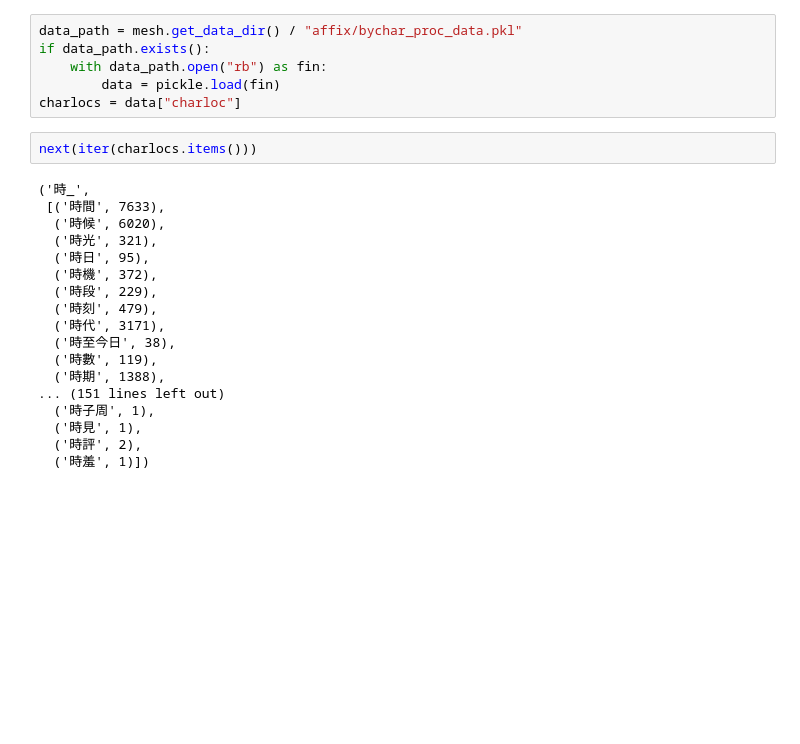
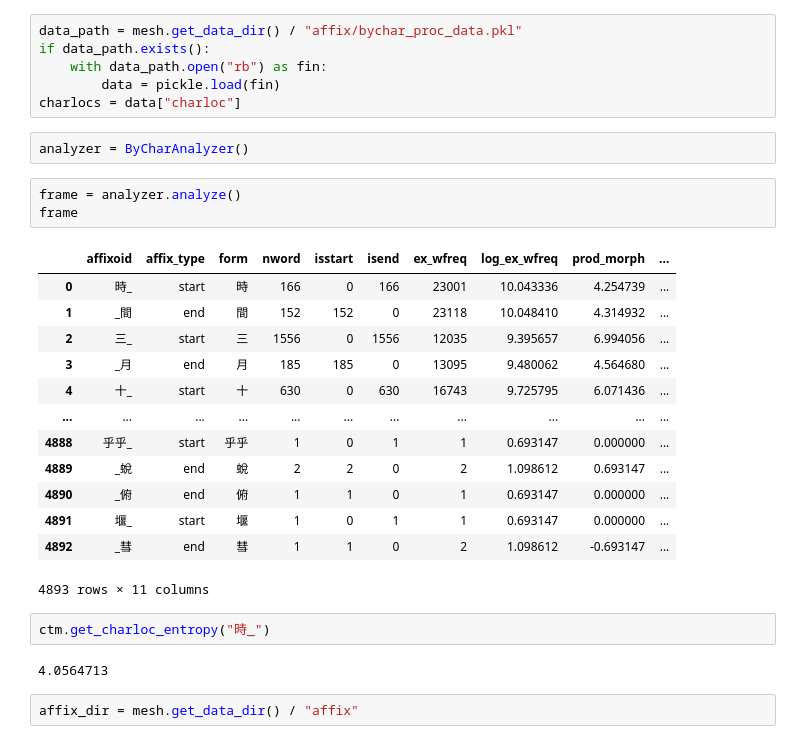
Before and after one commit to seantyh/OntoDeepLex, a Jupyter notebook: notebooks/70-affix/70.42-affix-ctm-bychar.ipynb, the cells around one changed output. Drawn from its saved outputs; the diff is of its cells as text; blank space fills up the shorter version.

```diff
--- a/notebooks/70-affix/70.42-affix-ctm-bychar.ipynb
+++ b/notebooks/70-affix/70.42-affix-ctm-bychar.ipynb
@@ -38,23 +42,28 @@ if data_path.exists():
     with data_path.open("rb") as fin:
         data = pickle.load(fin)
 charlocs = data["charloc"]
-# %%
-next(iter(charlocs.items()))
-# %% [output]
-('時_',
- [('時間', 7633),
-  ('時候', 6020),
-  ('時光', 321),
-  ('時日', 95),
-  ('時機', 372),
-  ('時段', 229),
-  ('時刻', 479),
-  ('時代', 3171),
-  ('時至今日', 38),
-  ('時數', 119),
-  ('時期', 1388),
-... (151 lines left out)
-  ('時子周', 1),
-  ('時見', 1),
-  ('時評', 2),
-  ('時羞', 1)])
+# %%
+analyzer = ByCharAnalyzer()
+# %%
+frame = analyzer.analyze()
+frame
+# %% [output]
+|  | affixoid | affix_type | form | nword | isstart | isend | ex_wfreq | log_ex_wfreq | prod_morph | ... |
+| 0 | 時_ | start | 時 | 166 | 0 | 166 | 23001 | 10.043336 | 4.254739 | ... |
+| 1 | _間 | end | 間 | 152 | 152 | 0 | 23118 | 10.048410 | 4.314932 | ... |
+| 2 | 三_ | start | 三 | 1556 | 0 | 1556 | 12035 | 9.395657 | 6.994056 | ... |
+| 3 | _月 | end | 月 | 185 | 185 | 0 | 13095 | 9.480062 | 4.564680 | ... |
+| 4 | 十_ | start | 十 | 630 | 0 | 630 | 16743 | 9.725795 | 6.071436 | ... |
+| ... | ... | ... | ... | ... | ... | ... | ... | ... | ... | ... |
+| 4888 | 乎乎_ | start | 乎乎 | 1 | 0 | 1 | 1 | 0.693147 | 0.000000 | ... |
+| 4889 | _蛻 | end | 蛻 | 2 | 2 | 0 | 2 | 1.098612 | 0.693147 | ... |
+| 4890 | _俯 | end | 俯 | 1 | 1 | 0 | 1 | 0.693147 | 0.000000 | ... |
+| 4891 | 堰_ | start | 堰 | 1 | 0 | 1 | 1 | 0.693147 | 0.000000 | ... |
+| 4892 | _彗 | end | 彗 | 1 | 1 | 0 | 2 | 1.098612 | -0.693147 | ... |
+4893 rows × 11 columns
+# %%
+ctm.get_charloc_entropy("時_")
+# %% [output]
+4.0564713
+# %%
+affix_dir = mesh.get_data_dir() / "affix"
```
Also changed, not shown: parts of 3 cells of this notebook, 10 other files.
